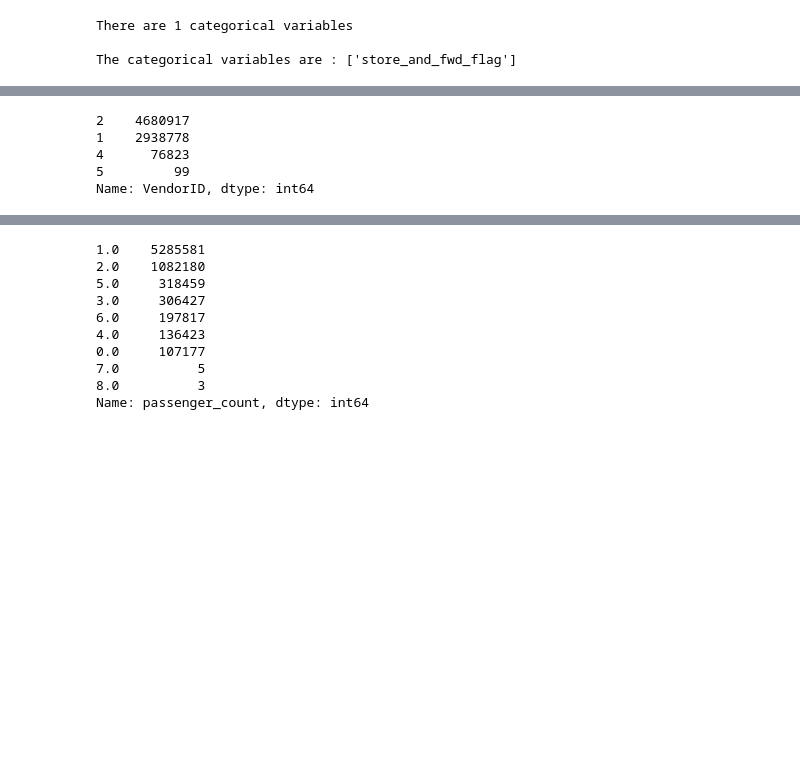
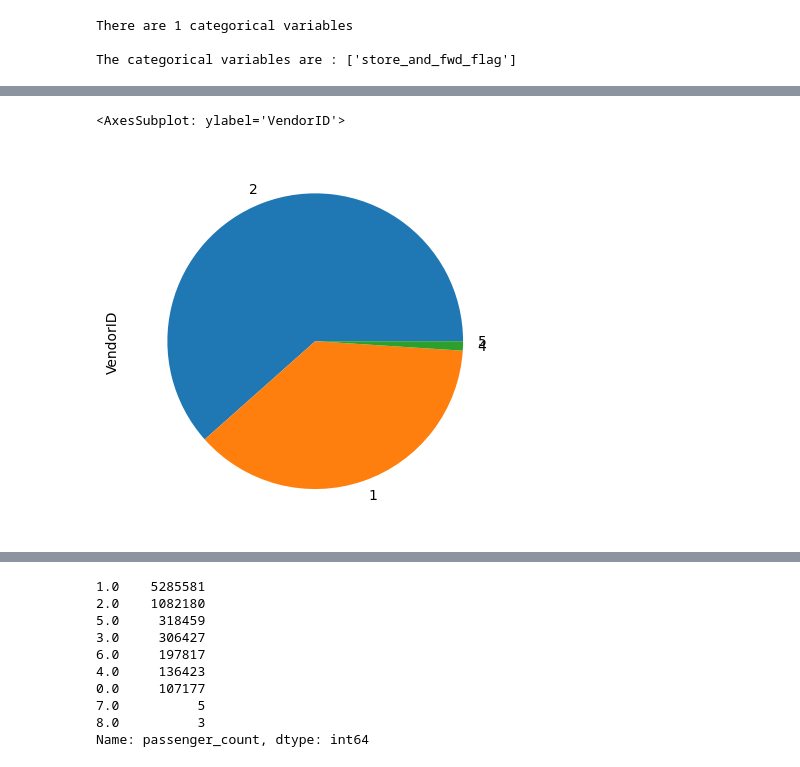
Before and after one commit to satyam-gaikwad/wheres-my-taxi, a Jupyter notebook: initial-development.ipynb, the cells around one changed output, grey strips where cells are left out. Cells and saved outputs as stored; diff of their text form; code cells hidden in the pictures; blank space fills up the shorter version.

```diff
--- a/initial-development.ipynb
+++ b/initial-development.ipynb
@@ -206,8 +191,5 @@ memory usage: 1.2+ GB
 # %%
-df['VendorID'].value_counts()
+df['VendorID'].value_counts().plot.pie()
 # %% [output]
-2    4680917
-1    2938778
-4      76823
-5         99
-Name: VendorID, dtype: int64
+<AxesSubplot: ylabel='VendorID'>
+[figure, added]
```
Also changed, not shown: parts of 56 cells of this notebook.
